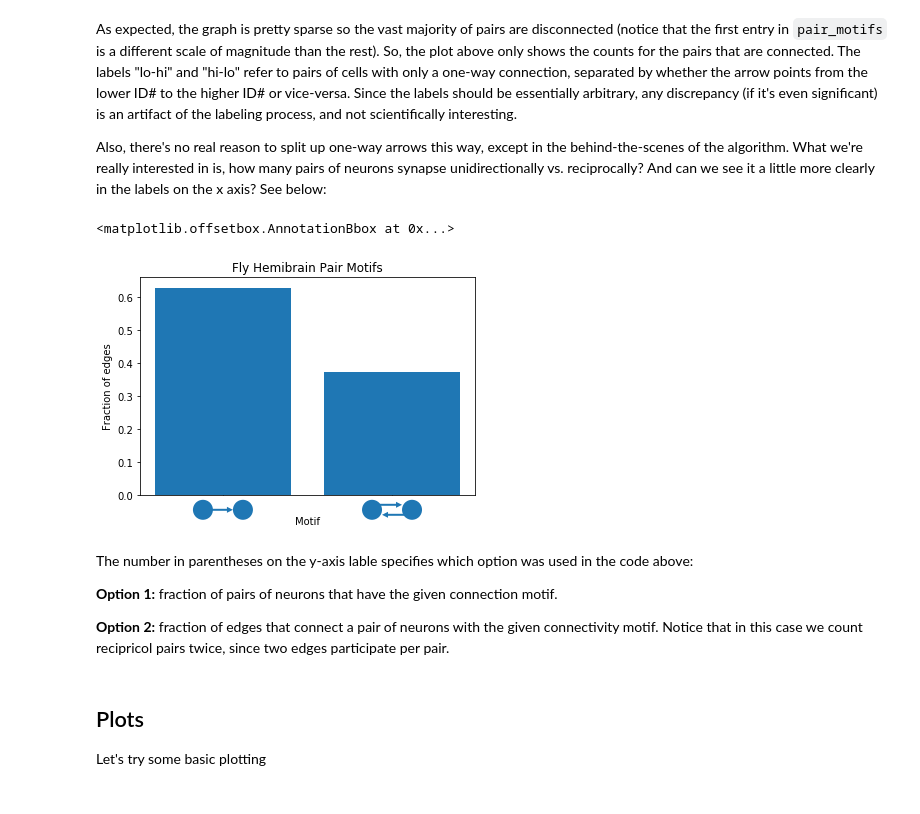
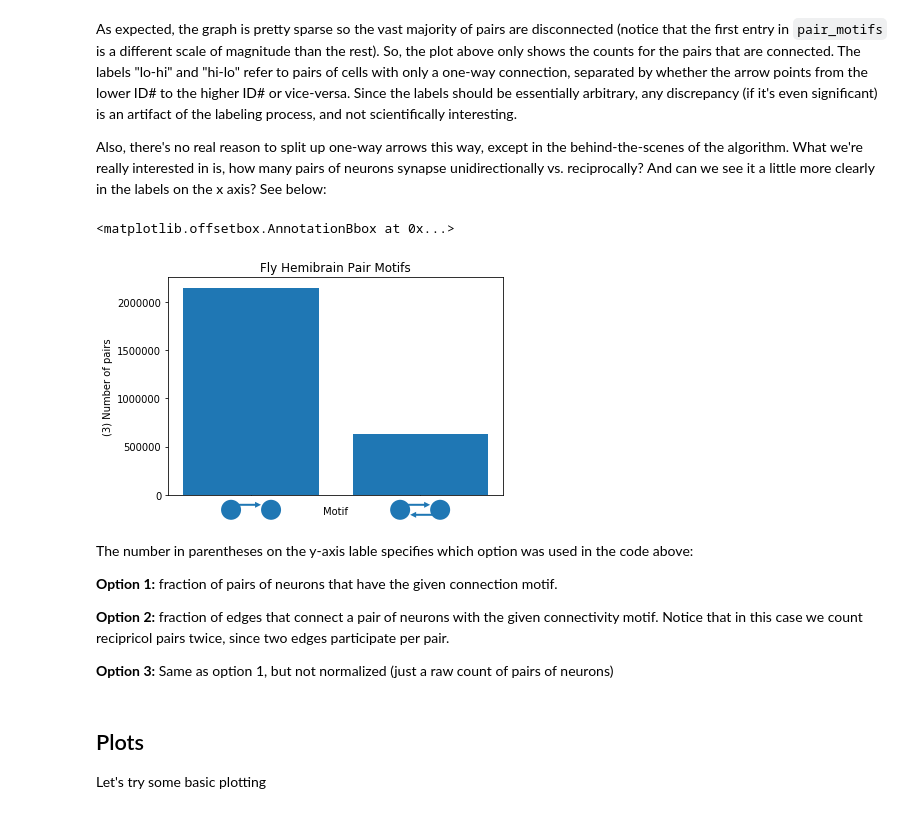
Before and after one commit to celiibrendan/nx_graph_utils, a Jupyter notebook: fly_hemibrain.ipynb, the cells around one changed output. Saved outputs shown, nothing was run; the diff lists cells and outputs as text; code cells hidden in the pictures.

```diff
--- a/fly_hemibrain.ipynb
+++ b/fly_hemibrain.ipynb
@@ -143,67 +205,43 @@ Also, there's no real reason to split up one-way arrows this way, except in the
 # %%
 import matplotlib.patches as mpatches
 from matplotlib.offsetbox import DrawingArea, OffsetImage, AnnotationBbox
 
 n_edges = nx.number_of_edges(FlyBrain)
 n_pairs = n_nodes * (n_nodes - 1) // 2
 
 # The second answer from stackoverflow:
 fig, ax = plt.subplots()
 # Option 1: Normalize by number of pairs
 # ax.bar([1,2], [(pair_motifs[1] + pair_motifs[2]) / n_pairs, pair_motifs[3] / n_pairs])
 # plt.ylabel("(1) Fraction of pairs")
 
 # Option 2: Normalize by number of edges. In this case, double count reciprocal connections
-ax.bar([1,2], [(pair_motifs[1] + pair_motifs[2]) / n_edges, 2 * pair_motifs[3] / n_edges])
-plt.ylabel("(2) Fraction of edges")
+# ax.bar([1,2], [(pair_motifs[1] + pair_motifs[2]) / n_edges, 2 * pair_motifs[3] / n_edges])
+# plt.ylabel("(2) Fraction of edges")
+
+# Option 3: Unnormalized (just the counts)
+ax.bar([1,2], [(pair_motifs[1] + pair_motifs[2]), pair_motifs[3]])
+plt.ylabel("(3) Number of pairs")
 
 plt.xlabel("Motif")
 plt.title("Fly Hemibrain Pair Motifs")
 
 ax.get_xaxis().set_ticks([1,2])
-# ax.get_xaxis().set_ticklabels([])
+ax.get_xaxis().set_ticklabels([])
 
-# one-way arrow motif:
-motif1_drawing = DrawingArea(40, 20, 20, 10)
-m1_c1 = mpatches.Circle((-20,0), 10)
-m1_c2 = mpatches.Circle((20,0), 10)
-m1_a1 = mpatches.Arrow(-20, 0, 30, 0, width=10)
-motif1_drawing.add_artist(m1_a1)
-motif1_drawing.add_artist(m1_c1)
-motif1_drawing.add_artist(m1_c2)
+# one-way arrow motif graphic:
+ax.add_artist(pair_motif_graphic(np.array([[0,1],[0,0]]), 1))
 
-motif1_ab = AnnotationBbox(motif1_drawing, (1,0),
-                    xybox=(0,-5),
-                    xycoords=("data","axes fraction"),
-                    box_alignment=(0.5, 1),
-                    boxcoords="offset points",
-                    bboxprops={"edgecolor" : "none"})
-ax.add_artist(motif1_ab)
-
-# two-way arrow motif:
-motif2_drawing = DrawingArea(40,20,20,10)
-m2_c1 = mpatches.Circle((-20,0), 10)
-m2_c2 = mpatches.Circle((20,0), 10)
-m2_a1 = mpatches.Arrow(-20,5,30,0,width=10)
-m2_a2 = mpatches.Arrow(20, -5, -30, 0, width=10)
-motif2_drawing.add_artist(m2_a1)
-motif2_drawing.add_artist(m2_a2)
-motif2_drawing.add_artist(m2_c1)
-motif2_drawing.add_artist(m2_c2)
-
-motif2_ab = AnnotationBbox(motif2_drawing, (2,0),
-                    xybox=(0,-5),
-                    xycoords=("data","axes fraction"),
-                    box_alignment=(0.5, 1),
-                    boxcoords="offset points",
-                    bboxprops={"edgecolor" : "none"})
-ax.add_artist(motif2_ab)
+# two-way arrow motif graphic:
+ax.add_artist(pair_motif_graphic(np.array([[0,1],[1,0]]), 2))
 # %% [output]
 <matplotlib.offsetbox.AnnotationBbox at 0x...>
-[figure, old version]
+[figure, new version]
 # %% [markdown]
 The number in parentheses on the y-axis lable specifies which option was used in the code above:
 
 **Option 1:** fraction of pairs of neurons that have the given connection motif.
 
 **Option 2:** fraction of edges that connect a pair of neurons with the given connectivity motif. Notice that in this case we count recipricol pairs twice, since two edges participate per pair.
+
+**Option 3:** Same as option 1, but not normalized (just a raw count of pairs of neurons)
```
Also changed, not shown: parts of 5 cells of this notebook.
